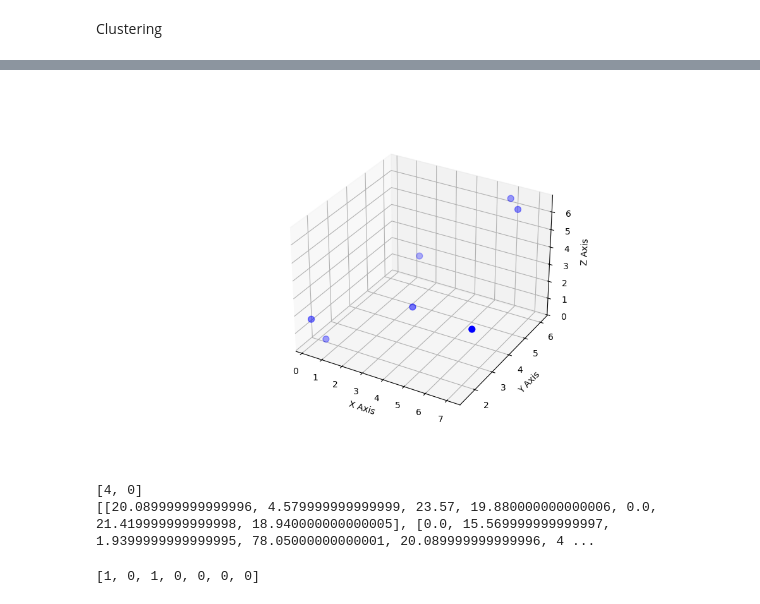
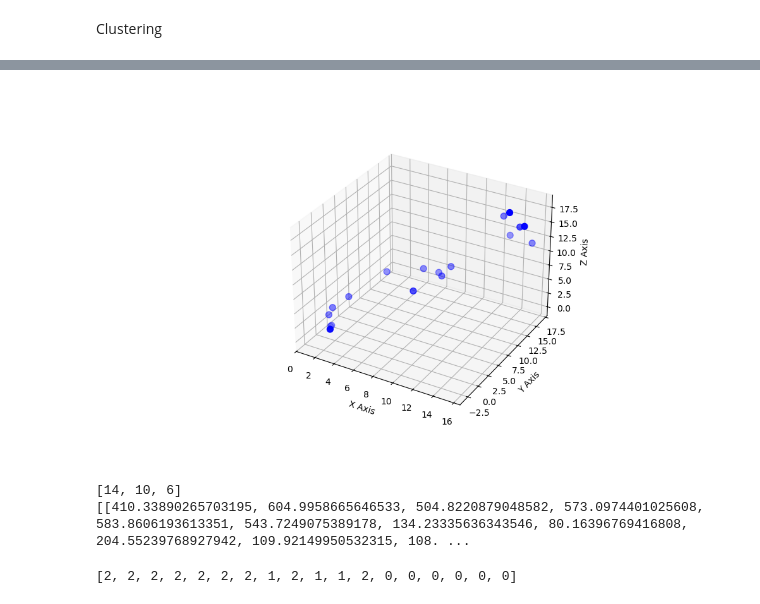
Before and after one commit to Chanidu-Edirisinghe/MachineLearning, a Jupyter notebook: Clustering.ipynb, the cells around one changed output, grey strips where cells are left out. Cells and saved outputs as stored; diff of their text form; code cells hidden in the pictures.

```diff
--- a/Clustering.ipynb
+++ b/Clustering.ipynb
@@ -4,0 +23,23 @@ K-Means Clustering
+# %%
+import numpy as np
+
+# Parameters for clusters
+cluster_centers = [(2, 2, 2), (8, 8, 8), (15, 15, 15)]
+scatter_std = 1.5  # Standard deviation for scattering
+points_per_cluster = 6  # Total points per cluster
+
+# Generate points for each cluster
+x, y, z = [], [], []
+
+for center in cluster_centers:
+    cluster_x = np.random.normal(loc=center[0], scale=scatter_std, size=points_per_cluster)
+    cluster_y = np.random.normal(loc=center[1], scale=scatter_std, size=points_per_cluster)
+    cluster_z = np.random.normal(loc=center[2], scale=scatter_std, size=points_per_cluster)
+
+    x.extend(cluster_x)
+    y.extend(cluster_y)
+    z.extend(cluster_z)
+
+print("x:", x)
+print("y:", y)
+print("z:", z)
@@ -5,36 +50,36 @@ K-Means Clustering
 # %%
 %matplotlib widget
 import matplotlib.pyplot as plt
 from mpl_toolkits.mplot3d import Axes3D
 
-# Data points (Cluster 1 and Cluster 2)
-x = [0.2, 3.8, 0.6, 6.4, 3.0, 7.1, 5.9]
-y = [1.5, 3.0, 1.8, 5.9, 4.3, 2.4, 6.1]
-z = [1.7, 2.3, 0.4, 6.2, 3.8, 2.8, 6.5]
+# # Data points (Cluster 1 and Cluster 2)
+# x = [0.2, 3.8, 0.6, 6.4, 3.0, 7.1, 5.9]
+# y = [1.5, 3.0, 1.8, 5.9, 4.3, 2.4, 6.1]
+# z = [1.7, 2.3, 0.4, 6.2, 3.8, 2.8, 6.5]
 
 # Colors: Cluster 1 = Blue, Cluster 2 = Red
 colors = ['blue'for i in range(len(x))]
 
 # Create 3D plot
 fig = plt.figure(figsize=(10,6))
 ax = fig.add_subplot(111, projection='3d')
 
 # Scatter plot with larger points and custom colors
 ax.scatter(x, y, z, c=colors, s=50)  # 's' sets the size of points
 
 # Labels
 ax.set_xlabel('X Axis')
 ax.set_ylabel('Y Axis')
 ax.set_zlabel('Z Axis')
 
 plt.show()
 # %% [output]
-[figure, old version]
+[figure, new version]
 # %%
 # kmeans algorithm
 import random
 
-k = 2
+k = 3
 random_points = []
 for i in range(k):
     random_point = random.randint(0, len(x)-1)
@@ -53,9 +98,9 @@ print(distances)
 cluster_col = [row.index(min(row)) for row in zip(*distances)]
 cluster_col
 # %% [output]
-[4, 0]
-[[20.089999999999996, 4.579999999999999, 23.57, 19.880000000000006, 0.0, 21.419999999999998, 18.940000000000005], [0.0, 15.569999999999997, 1.9399999999999995, 78.05000000000001, 20.089999999999996, 4 ...
+[14, 10, 6]
+[[410.33890265703195, 604.9958665646533, 504.8220879048582, 573.0974401025608, 583.8606193613351, 543.7249075389178, 134.23335636343546, 80.16396769416808, 204.55239768927942, 109.92149950532315, 108. ...
-[1, 0, 1, 0, 0, 0, 0]
+[2, 2, 2, 2, 2, 2, 2, 1, 2, 1, 1, 2, 0, 0, 0, 0, 0, 0]
 # %%
 fixed_colors = [
     'blue',
```
Also changed, not shown: parts of 28 cells of this notebook.
